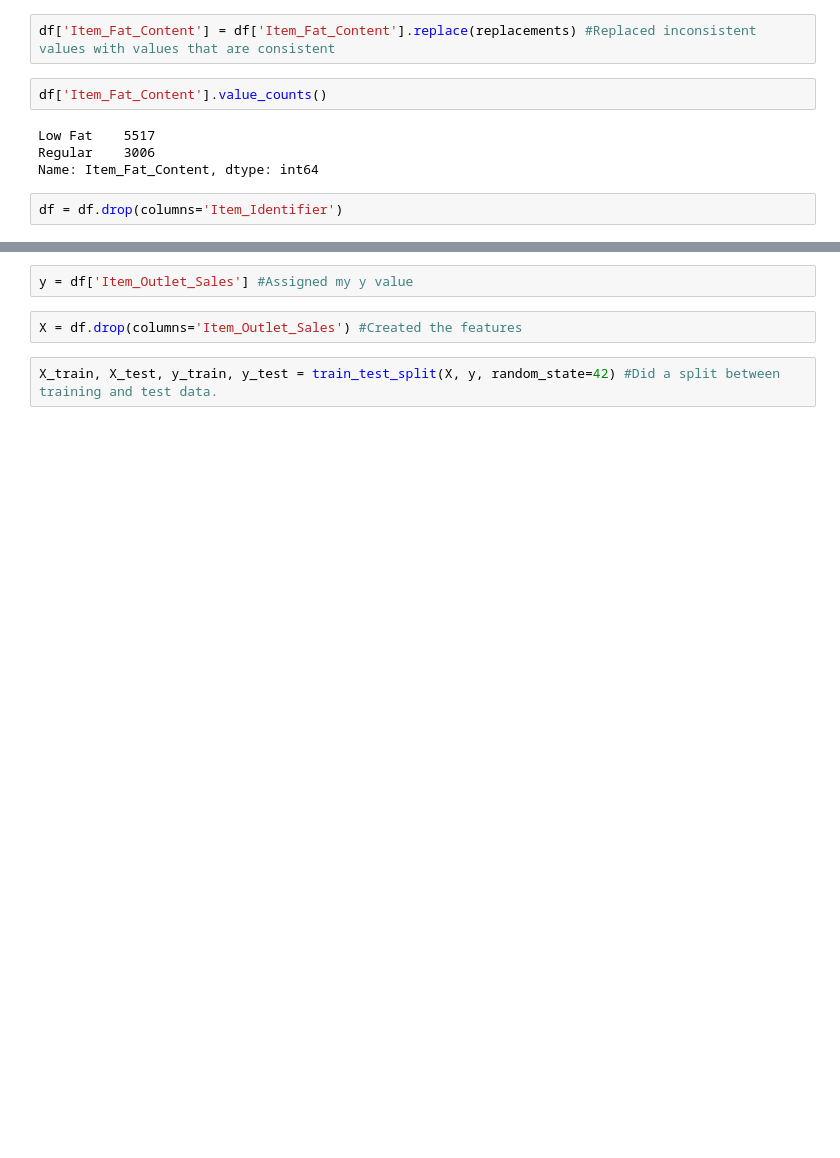
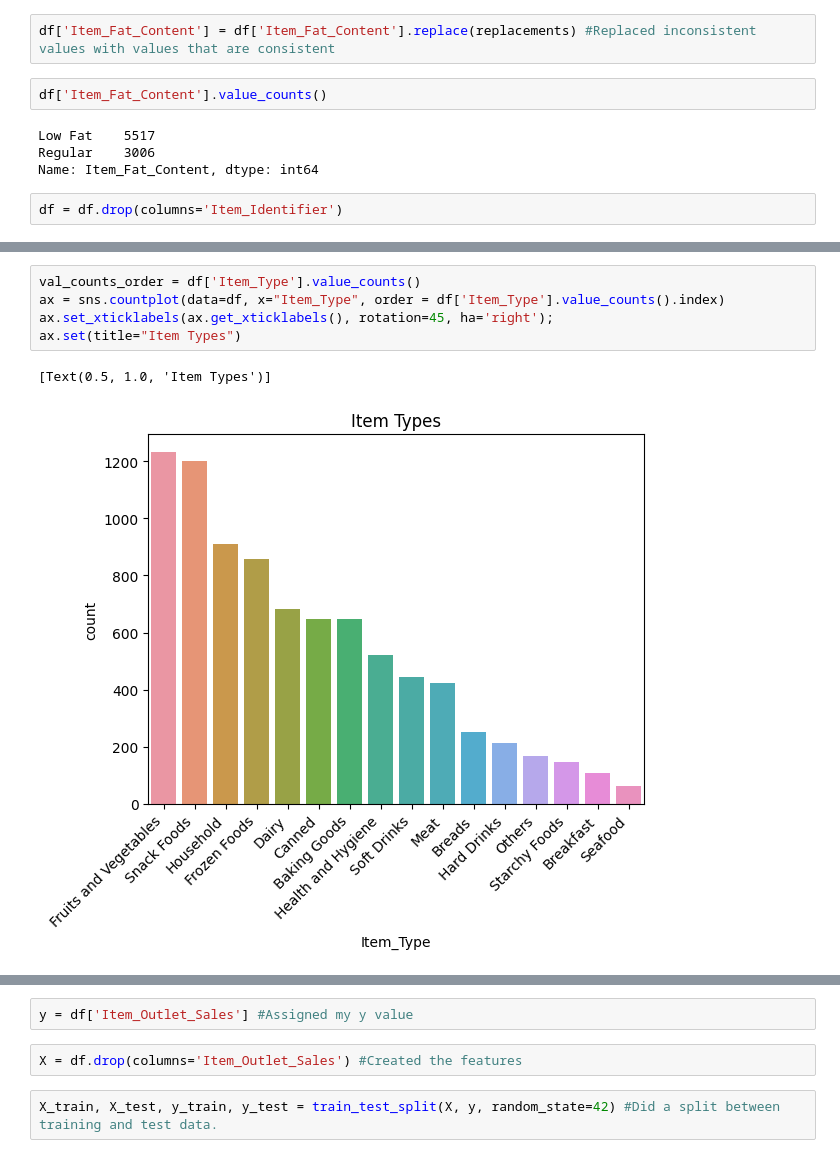
Before and after one commit to henryezikeai/Prediction-of-product-sales, a Jupyter notebook: sales.ipynb, the cells around one changed output, grey strips where cells are left out. Drawn from its saved outputs; the diff is of its cells as text; blank space fills up the shorter version.

```diff
--- a/sales.ipynb
+++ b/sales.ipynb
@@ -76,0 +103,8 @@ df = df.drop(columns='Item_Identifier')
+# %%
+val_counts_order = df['Item_Type'].value_counts()
+ax = sns.countplot(data=df, x="Item_Type", order = df['Item_Type'].value_counts().index)
+ax.set_xticklabels(ax.get_xticklabels(), rotation=45, ha='right');
+ax.set(title="Item Types")
+# %% [output]
+[Text(0.5, 1.0, 'Item Types')]
+[figure, added]
```
Also changed, not shown: parts of 9 cells of this notebook.
